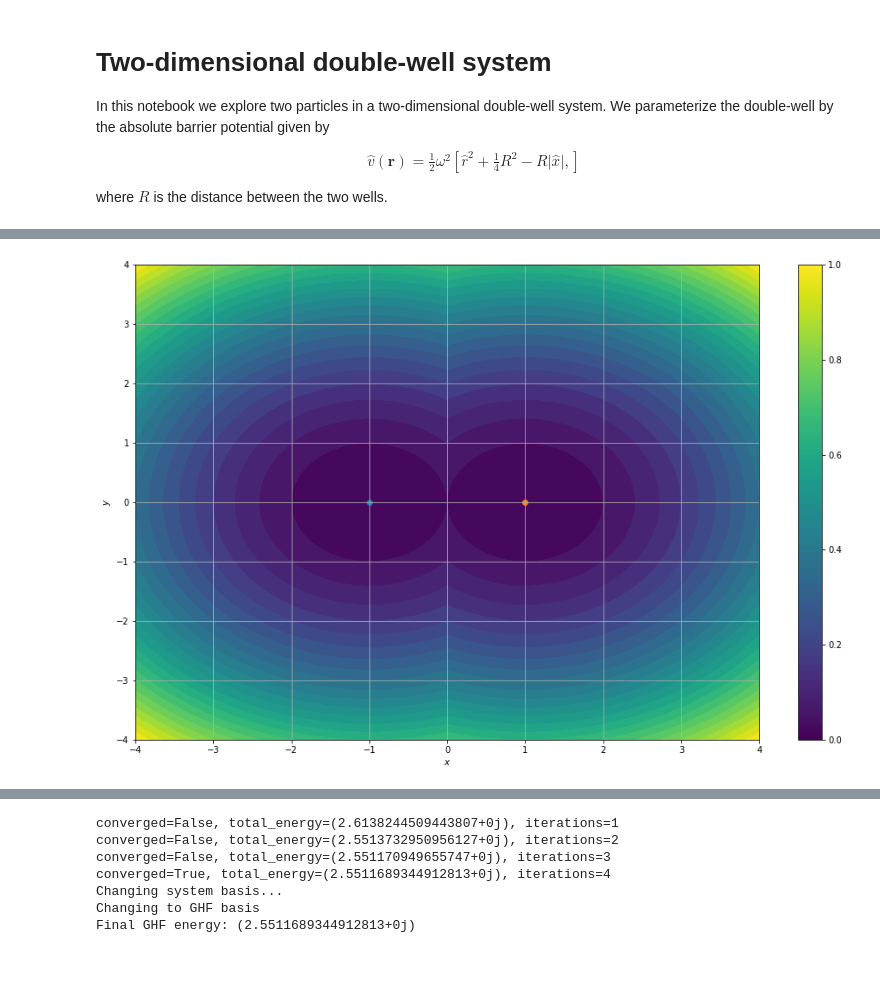
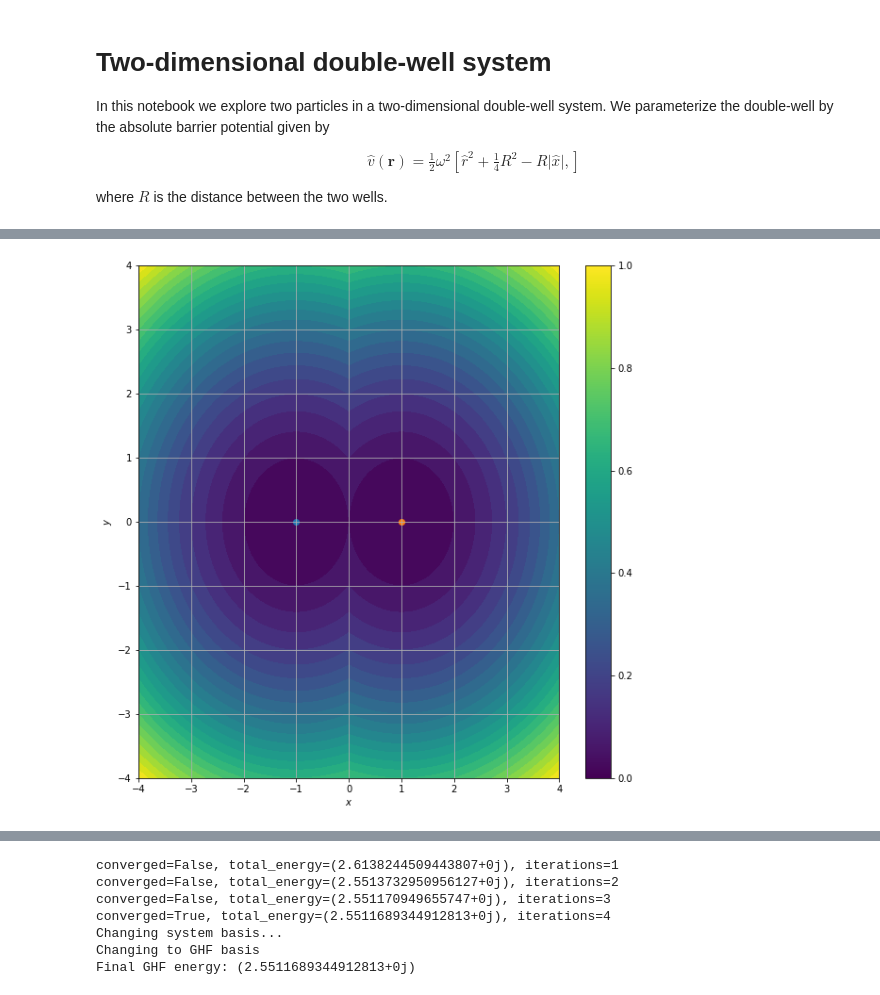
Before and after one commit to Schoyen/gaussians, a Jupyter notebook: notebooks/2d-double-well-abs.ipynb, the cells around one changed output, grey strips where cells are left out. Cells and saved outputs as stored; diff of their text form; code cells hidden in the pictures; blank space fills up the shorter version.

Commit message:
Update plots in double-well notebook

```diff
--- a/notebooks/2d-double-well-abs.ipynb
+++ b/notebooks/2d-double-well-abs.ipynb
@@ -45,19 +45,19 @@ X, Y = np.meshgrid(x, y)
 # %%
 pot_x = ODQD.DWPotential(omega=omega, l=R)
 pot_y = ODQD.HOPotential(omega=omega)
 
-fig = plt.figure(figsize=(16, 10))
+fig = plt.figure(figsize=(10, 10))
 
 plt.contourf(X, Y, pot_x(X) + pot_y(Y), 25)
 plt.scatter(*center_l)
 plt.scatter(*center_r)
 plt.colorbar()
 plt.grid()
 plt.xlabel(r"$x$")
 plt.ylabel(r"$y$")
 plt.show()
 # %% [output]
-[figure, old version]
+[figure, new version]
 [interactive output not drawn]
 # %%
 ang_mom = [(0, 0), (0, 1), (1, 0), (0, 2), (1, 1), (2, 0)]
```
Also changed, not shown: parts of 4 cells of this notebook.
